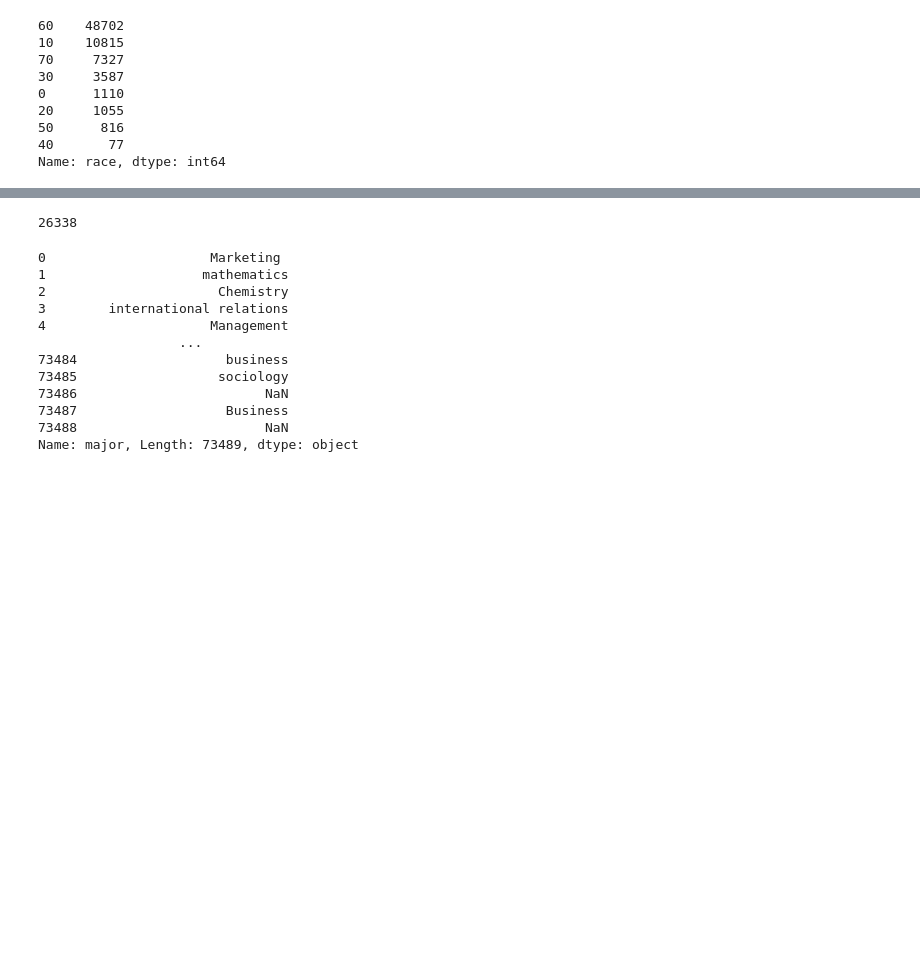
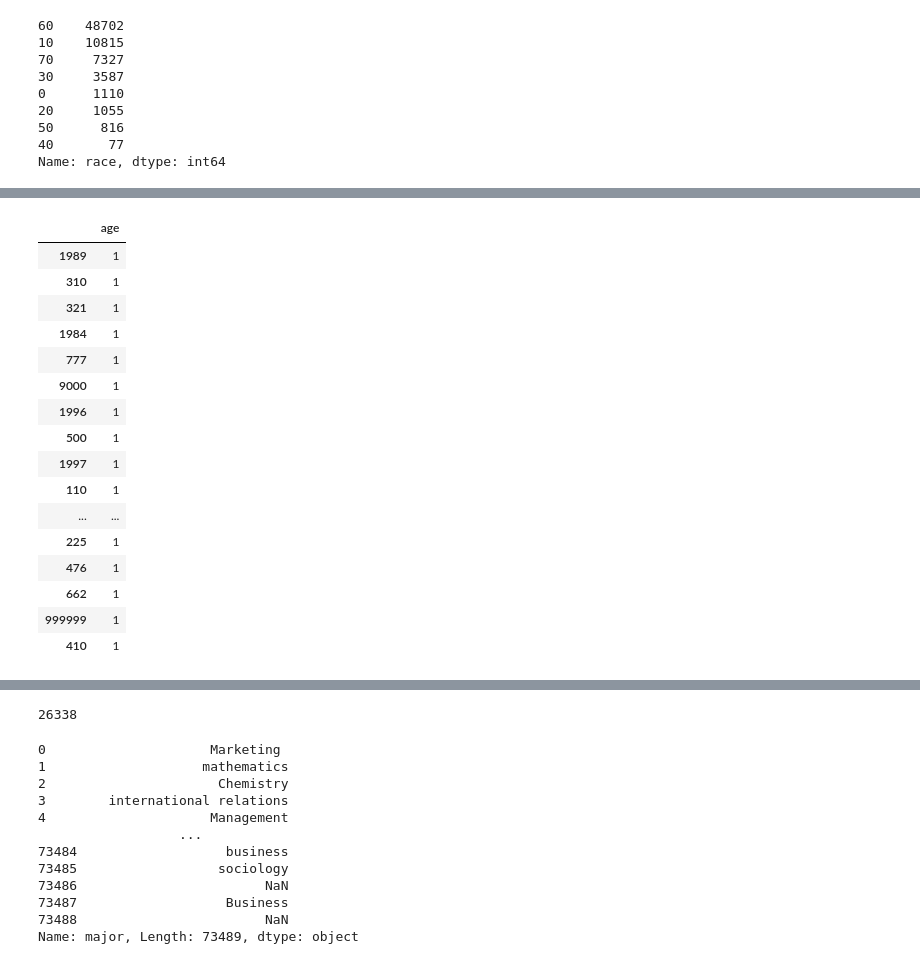
Before and after one commit to dss-14th/ml-repo-3, a Jupyter notebook: jk/data_for_auto_eda.ipynb, the cells around one changed output, grey strips where cells are left out. Drawn from its saved outputs; the diff is of its cells as text; code cells hidden in the pictures; blank space fills up the shorter version.

```diff
--- a/jk/data_for_auto_eda.ipynb
+++ b/jk/data_for_auto_eda.ipynb
@@ -38,0 +100,3 @@ Name: race, dtype: int64
+# %%
+df_age = pd.DataFrame(df['age'].value_counts())
+df_age
@@ -38,0 +137,20 @@ Name: race, dtype: int64
+# %%
+df_age[df_age.index > 100]
+# %% [output]
+|  | age |
+| 1989 | 1 |
+| 310 | 1 |
+| 321 | 1 |
+| 1984 | 1 |
+| 777 | 1 |
+| 9000 | 1 |
+| 1996 | 1 |
+| 500 | 1 |
+| 1997 | 1 |
+| 110 | 1 |
+| ... | ... |
+| 225 | 1 |
+| 476 | 1 |
+| 662 | 1 |
+| 999999 | 1 |
+| 410 | 1 |
```
Also changed, not shown: parts of 22 cells of this notebook, 1 other file.
